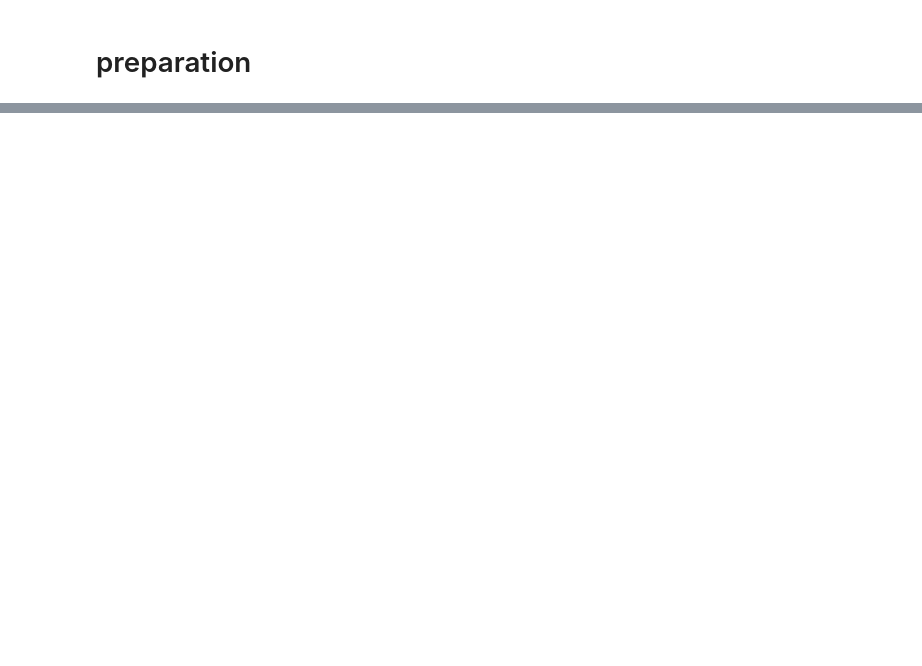
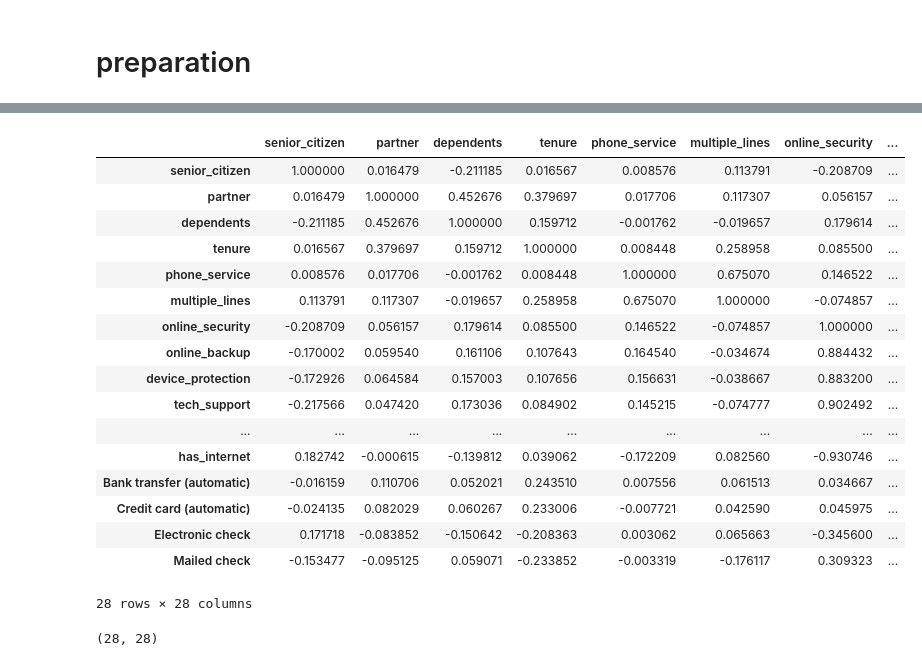
Before and after one commit to cindyvillanuevads/telco_classification_project, a Jupyter notebook: initial_nb_project.ipynb, the cells around one changed output, grey strips where cells are left out. Drawn from its saved outputs; the diff is of its cells as text; code cells hidden in the pictures; blank space fills up the shorter version.

```diff
--- a/initial_nb_project.ipynb
+++ b/initial_nb_project.ipynb
@@ -169,0 +478,3 @@ df.corr()
+# %%
+# I will rename the column as has_internet
+df.rename(columns={'None':'has_internet'}, inplace= True )
@@ -169,0 +488,5 @@ df.corr()
+# %%
+#to match the values we want
+#0  = false (has internet)
+#1 = true (has_internet)
+df['has_internet'] = df['has_internet'].replace({0: 1, 1: 0})
@@ -198,0 +571,3 @@ def clean_data(df, dummies):
+# %%
+#use my clean function
+df_clean = clean_data(df)
@@ -198,0 +598,28 @@ def clean_data(df, dummies):
+# %%
+#calculate corr
+df_corr = df_clean.corr()
+# %%
+df_corr
+# %% [output]
+|  | senior_citizen | partner | dependents | tenure | phone_service | multiple_lines | online_security | ... |
+| senior_citizen | 1.000000 | 0.016479 | -0.211185 | 0.016567 | 0.008576 | 0.113791 | -0.208709 | ... |
+| partner | 0.016479 | 1.000000 | 0.452676 | 0.379697 | 0.017706 | 0.117307 | 0.056157 | ... |
+| dependents | -0.211185 | 0.452676 | 1.000000 | 0.159712 | -0.001762 | -0.019657 | 0.179614 | ... |
+| tenure | 0.016567 | 0.379697 | 0.159712 | 1.000000 | 0.008448 | 0.258958 | 0.085500 | ... |
+| phone_service | 0.008576 | 0.017706 | -0.001762 | 0.008448 | 1.000000 | 0.675070 | 0.146522 | ... |
+| multiple_lines | 0.113791 | 0.117307 | -0.019657 | 0.258958 | 0.675070 | 1.000000 | -0.074857 | ... |
+| online_security | -0.208709 | 0.056157 | 0.179614 | 0.085500 | 0.146522 | -0.074857 | 1.000000 | ... |
+| online_backup | -0.170002 | 0.059540 | 0.161106 | 0.107643 | 0.164540 | -0.034674 | 0.884432 | ... |
+| device_protection | -0.172926 | 0.064584 | 0.157003 | 0.107656 | 0.156631 | -0.038667 | 0.883200 | ... |
+| tech_support | -0.217566 | 0.047420 | 0.173036 | 0.084902 | 0.145215 | -0.074777 | 0.902492 | ... |
+| ... | ... | ... | ... | ... | ... | ... | ... | ... |
+| has_internet | 0.182742 | -0.000615 | -0.139812 | 0.039062 | -0.172209 | 0.082560 | -0.930746 | ... |
+| Bank transfer (automatic) | -0.016159 | 0.110706 | 0.052021 | 0.243510 | 0.007556 | 0.061513 | 0.034667 | ... |
+| Credit card (automatic) | -0.024135 | 0.082029 | 0.060267 | 0.233006 | -0.007721 | 0.042590 | 0.045975 | ... |
+| Electronic check | 0.171718 | -0.083852 | -0.150642 | -0.208363 | 0.003062 | 0.065663 | -0.345600 | ... |
+| Mailed check | -0.153477 | -0.095125 | 0.059071 | -0.233852 | -0.003319 | -0.176117 | 0.309323 | ... |
+28 rows × 28 columns
+# %%
+df_corr.shape
+# %% [output]
+(28, 28)
```
Also changed, not shown: parts of 63 cells of this notebook.
